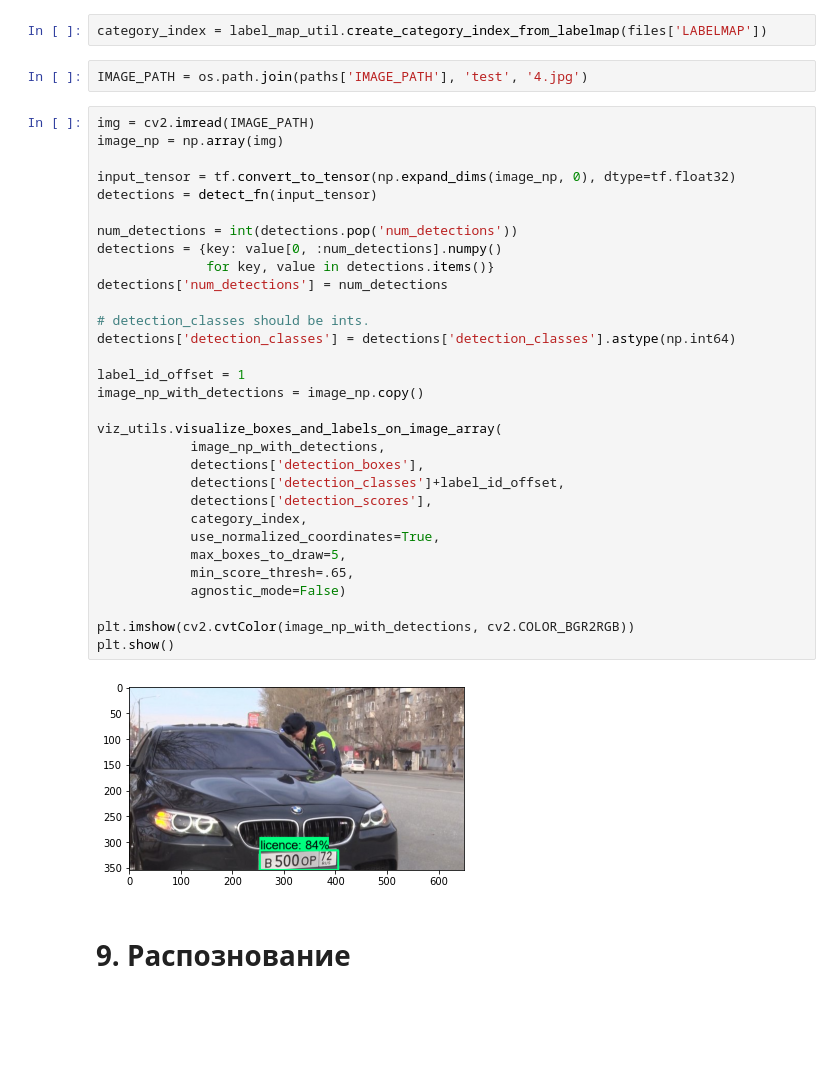
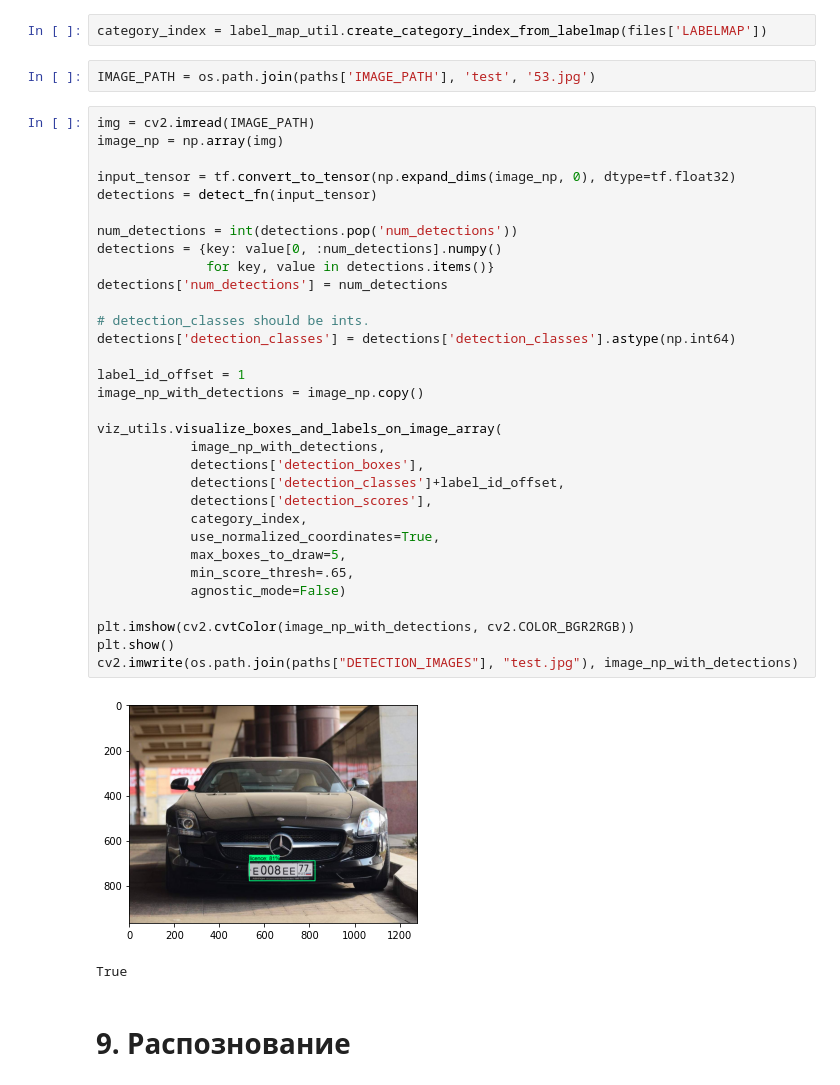
Before and after one commit to Alextsgnv/Detection_image, a Jupyter notebook: Детекция автомобильных номеров.ipynb, the cells around one changed output. Drawn from its saved outputs; the diff is of its cells as text; blank space fills up the shorter version.

```diff
--- a/Детекция автомобильных номеров.ipynb
+++ b/Детекция автомобильных номеров.ipynb
@@ -267,40 +221,42 @@ from matplotlib import pyplot as plt
 # %%
 category_index = label_map_util.create_category_index_from_labelmap(files['LABELMAP'])
 # %%
-IMAGE_PATH = os.path.join(paths['IMAGE_PATH'], 'test', '4.jpg')
+IMAGE_PATH = os.path.join(paths['IMAGE_PATH'], 'test', '53.jpg')
 # %%
 img = cv2.imread(IMAGE_PATH)
 image_np = np.array(img)
 
 input_tensor = tf.convert_to_tensor(np.expand_dims(image_np, 0), dtype=tf.float32)
 detections = detect_fn(input_tensor)
 
 num_detections = int(detections.pop('num_detections'))
 detections = {key: value[0, :num_detections].numpy()
               for key, value in detections.items()}
 detections['num_detections'] = num_detections
 
 # detection_classes should be ints.
 detections['detection_classes'] = detections['detection_classes'].astype(np.int64)
 
 label_id_offset = 1
 image_np_with_detections = image_np.copy()
 
 viz_utils.visualize_boxes_and_labels_on_image_array(
             image_np_with_detections,
             detections['detection_boxes'],
             detections['detection_classes']+label_id_offset,
             detections['detection_scores'],
             category_index,
             use_normalized_coordinates=True,
             max_boxes_to_draw=5,
             min_score_thresh=.65,
             agnostic_mode=False)
 
 plt.imshow(cv2.cvtColor(image_np_with_detections, cv2.COLOR_BGR2RGB))
 plt.show()
+cv2.imwrite(os.path.join(paths["DETECTION_IMAGES"], "test.jpg"), image_np_with_detections)
 # %% [output]
-[figure, old version]
+[figure, new version]
+True
 # %% [markdown]
 # 9. Распознование
 # %%
```
Also changed, not shown: parts of 9 cells of this notebook, 2 other files.
